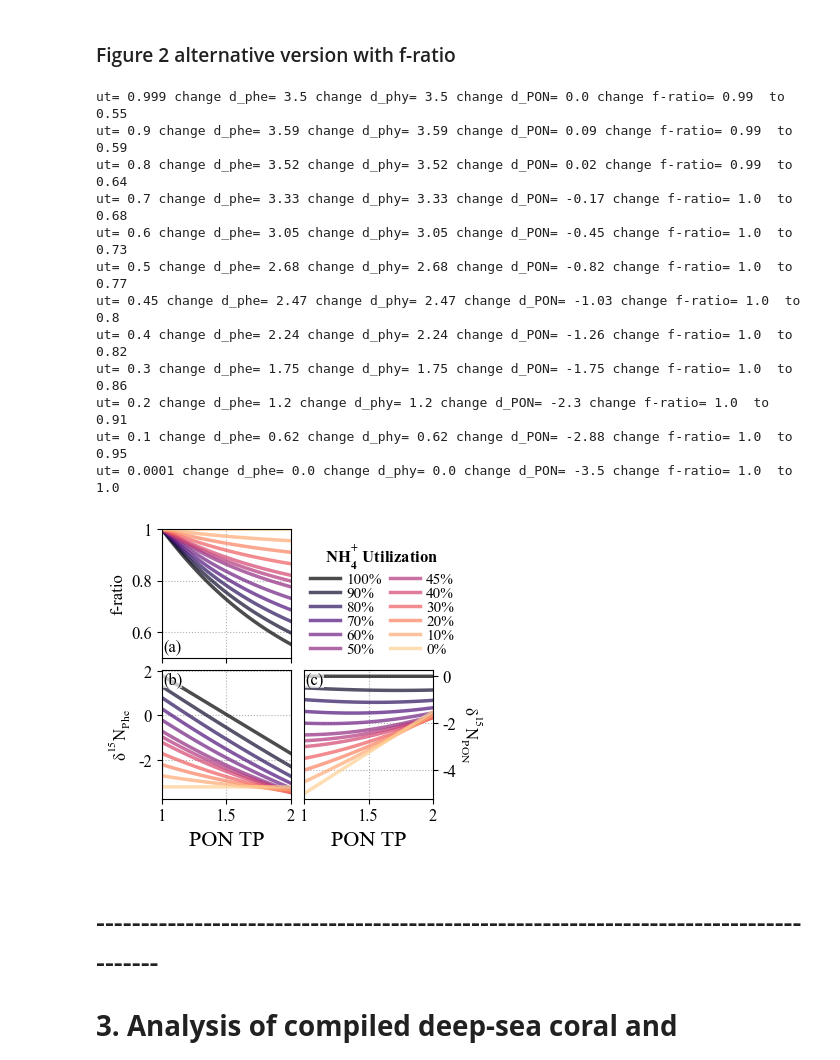
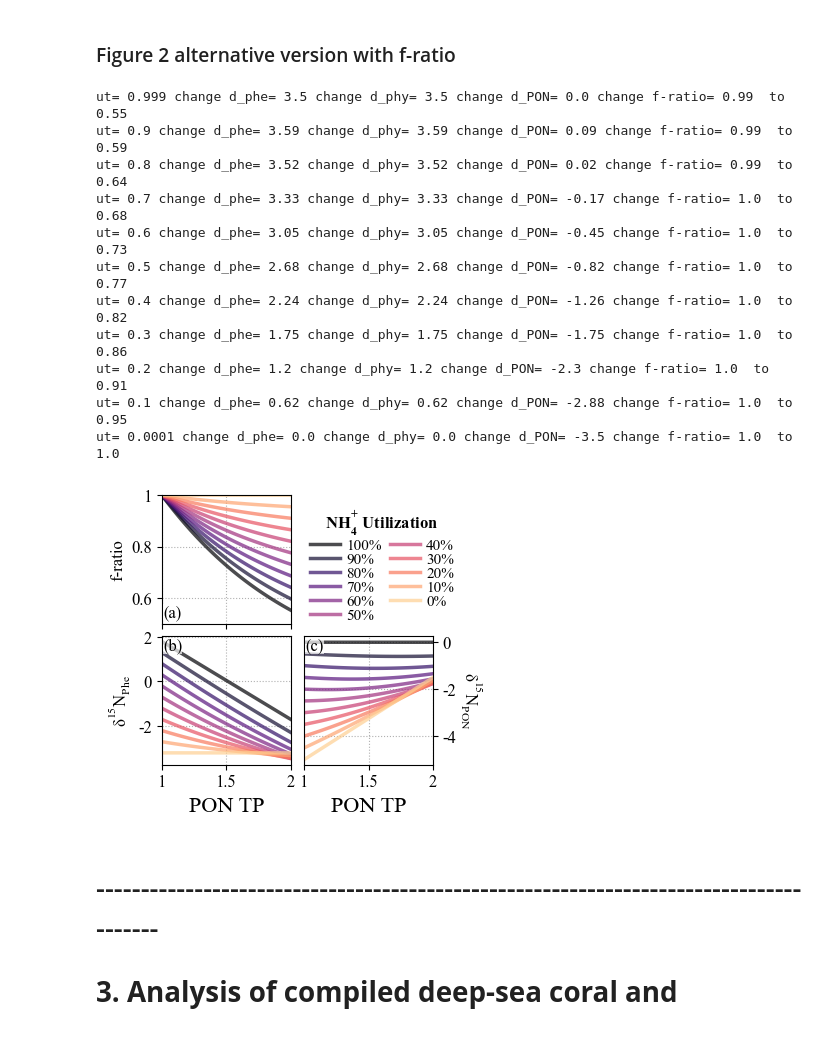
Before and after one commit to evepug/TP_baseline_coupling, a Jupyter notebook: TP_baseline_analysis_wdict.ipynb, the cells around one changed output. Drawn from its saved outputs; the diff is of its cells as text; code cells hidden in the pictures.

Commit message:
updates including adding e-ratio calculations

```diff
--- a/TP_baseline_analysis_wdict.ipynb
+++ b/TP_baseline_analysis_wdict.ipynb
@@ -1044,7 +1043,7 @@ define range of TP, p_NH4 (ammonium utilization)
 to loop over for sensitivity analysis
 '''
 TP_array=np.arange(1.01,2.02,.01)
-p_NH4_array=np.flip(np.array([0.0001,.10,.20,.30,.40,.45,.50,.60,.70,.80,.90,.999]))
+p_NH4_array=np.flip(np.array([0.0001,.10,.20,.30,.40,.50,.60,.70,.80,.90,.999]))
 colors=matplotlib.colormaps['magma'](np.linspace(0, .9, len(p_NH4_array)))
 
 '''initialize plot'''
@@ -1082,6 +1081,11 @@ for i in np.arange(0,len(p_NH4_array),1):
     axs[1,0].plot(TP_array,results.d_phe,color=colors[i],label=str(round(p_NH4*100))+'%',lw=2.5,alpha=.7)
     axs[1,1].plot(TP_array,results.d_PON,color=colors[i],lw=2.5,alpha=.7)
     axs[0,0].plot(TP_array,results.f_ratio,color=colors[i],lw=2.5,alpha=.7)
+
+    if i == 0:
+        save_TP=TP_array
+        save_Phe=results.d_phe
+        save_fratio=results.f_ratio
 
 ''' format axes, labels, ticks '''
 axs[0,1].remove()
@@ -1112,35 +1116,34 @@ legend=axs[1,0].legend(facecolor='w',fontsize=11,ncol=2,
               labelspacing=0,handletextpad=.4,
               frameon=False,
               loc='upper left',bbox_to_anchor=(1.05,2.1),
               title_fontproperties={'weight':'semibold'})
 legend.set_title('$\mathregular{NH_{4}^{+}}$ Utilization')
 
 ''' add subplot labels '''
 text=axs[0,0].text(0.01,0.15,'(a)',ha='left',va='top',transform=axs[0,0].transAxes,
             bbox=dict(boxstyle='square,pad=0',alpha=.7, fc='w', ec='none'))
 text=axs[1,0].text(0.01,0.99,'(b)',ha='left',va='top',transform=axs[1,0].transAxes,
             bbox=dict(boxstyle='square,pad=0',alpha=.7, fc='w', ec='none'))
 text=axs[1,1].text(0.01,0.99,'(c)',ha='left',va='top',transform=axs[1,1].transAxes,
             bbox=dict(boxstyle='square,pad=0',alpha=.7, fc='w', ec='none'))
 
 plt.savefig('Figures/Fig3.png',bbox_inches='tight', dpi=1000)
 plt.savefig('Figures/Fig3.pdf',bbox_inches='tight', dpi=1000)
 plt.show()
 plt.close()
 # %% [output]
 ut= 0.999 change d_phe= 3.5 change d_phy= 3.5 change d_PON= 0.0 change f-ratio= 0.99  to  0.55
 ut= 0.9 change d_phe= 3.59 change d_phy= 3.59 change d_PON= 0.09 change f-ratio= 0.99  to  0.59
 ut= 0.8 change d_phe= 3.52 change d_phy= 3.52 change d_PON= 0.02 change f-ratio= 0.99  to  0.64
 ut= 0.7 change d_phe= 3.33 change d_phy= 3.33 change d_PON= -0.17 change f-ratio= 1.0  to  0.68
 ut= 0.6 change d_phe= 3.05 change d_phy= 3.05 change d_PON= -0.45 change f-ratio= 1.0  to  0.73
 ut= 0.5 change d_phe= 2.68 change d_phy= 2.68 change d_PON= -0.82 change f-ratio= 1.0  to  0.77
-ut= 0.45 change d_phe= 2.47 change d_phy= 2.47 change d_PON= -1.03 change f-ratio= 1.0  to  0.8
 ut= 0.4 change d_phe= 2.24 change d_phy= 2.24 change d_PON= -1.26 change f-ratio= 1.0  to  0.82
 ut= 0.3 change d_phe= 1.75 change d_phy= 1.75 change d_PON= -1.75 change f-ratio= 1.0  to  0.86
 ut= 0.2 change d_phe= 1.2 change d_phy= 1.2 change d_PON= -2.3 change f-ratio= 1.0  to  0.91
 ut= 0.1 change d_phe= 0.62 change d_phy= 0.62 change d_PON= -2.88 change f-ratio= 1.0  to  0.95
 ut= 0.0001 change d_phe= 0.0 change d_phy= 0.0 change d_PON= -3.5 change f-ratio= 1.0  to  1.0
-[figure, old version]
+[figure, new version]
 # %% [markdown]
 # --------------------------------------------------------------------------------------
 
```
Also changed, not shown: parts of 17 cells of this notebook, 17 other files.
